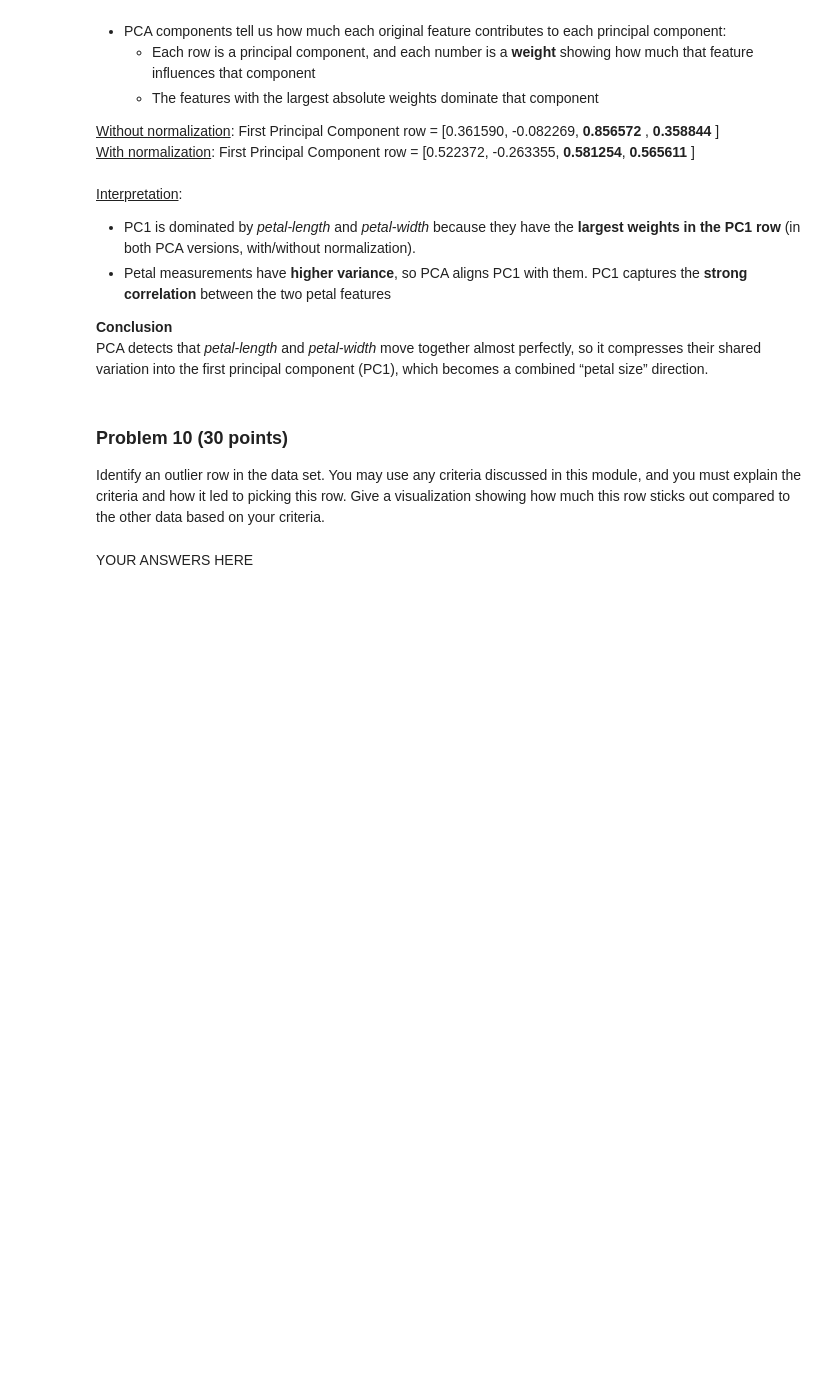
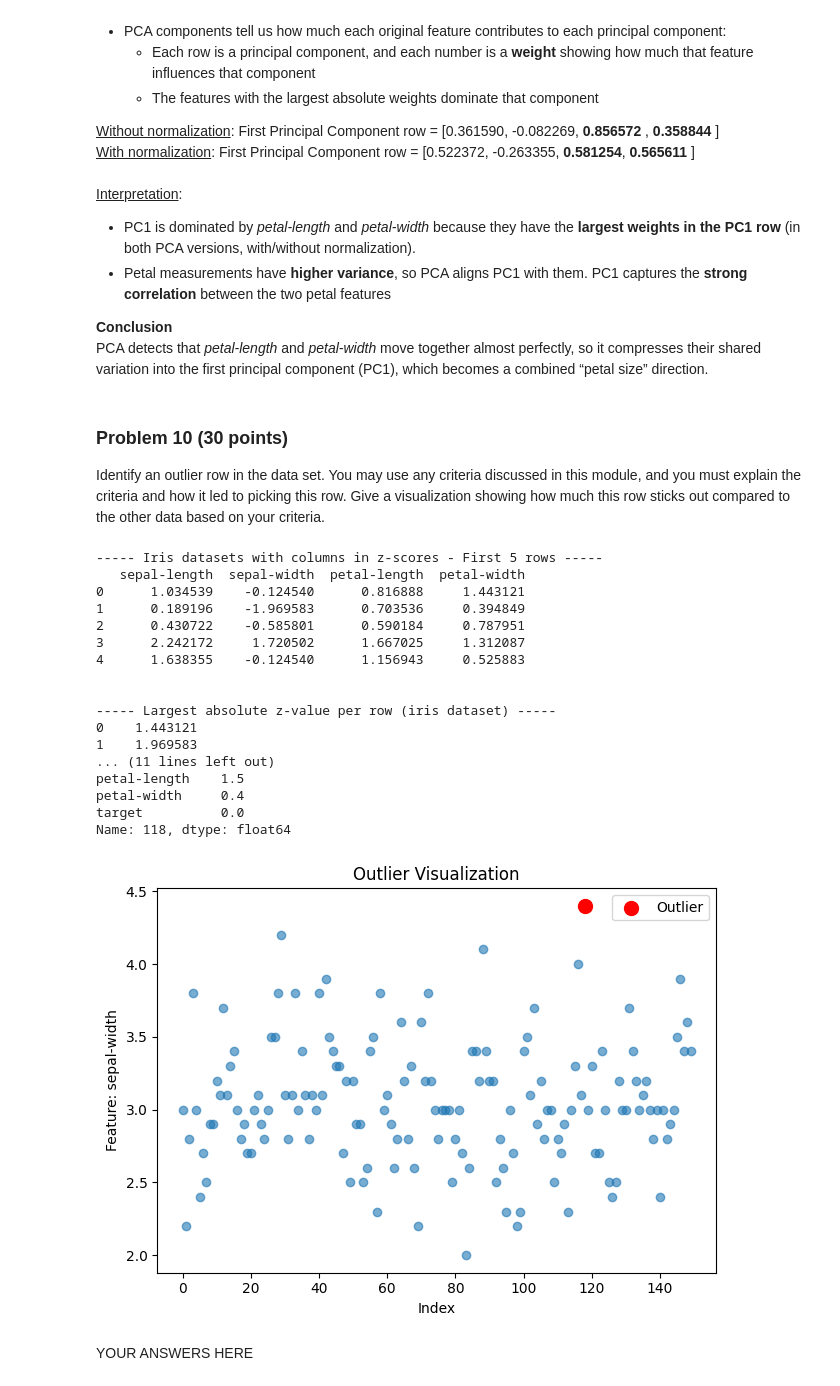
Before and after one commit to jasser-dh/dx601-final-project, a Jupyter notebook: project.ipynb, the cells around one changed output. Cells and saved outputs as stored; diff of their text form; code cells hidden in the pictures; blank space fills up the shorter version.

```diff
--- a/project.ipynb
+++ b/project.ipynb
@@ -806,3 +804,53 @@ Give a visualization showing how much this row sticks out compared to the other
+# %%
+# YOUR CODE HERE
+
+# all the input features in the iris dataset are numeric
+# let's compute their corresponding z-scores
+X = df_iris[['sepal-length','sepal-width','petal-length','petal-width']]
+zscores = (X - X.mean())/X.std()
+print(f"----- Iris datasets with columns in z-scores - First 5 rows ----- \n{zscores.head()}")
+print("\n")
+
+# identify the largest absolute z-value per row
+df_iris_largest_abs_z_score = zscores.abs().max(axis=1)
+print(f"----- Largest absolute z-value per row (iris dataset) ----- \n{df_iris_largest_abs_z_score.head()}")
+print("\n")
+
+# Identify row with the highest score: row that is extremely unusual in a particular dimension
+outlier_index = df_iris_largest_abs_z_score.idxmax()
+outlier_row = df_iris.loc[outlier_index]
+
+print(f"Identified Outlier details: \nindex:{outlier_index} \nrow:\n{outlier_row}")
+
+
+# Visualize: the outlier vs all points (using the sepal-widthvariable)
+plt.figure()
+plt.scatter(df_iris.index, df_iris["sepal-width"], alpha=0.6)
+plt.scatter(outlier_index, df_iris.loc[outlier_index,"sepal-width"], color='red', s=100, label="Outlier")
+plt.xlabel("Index")
+plt.ylabel("Feature: sepal-width")
+plt.title("Outlier Visualization")
+plt.legend()
+plt.tight_layout()
+# %% [output]
+----- Iris datasets with columns in z-scores - First 5 rows -----
+   sepal-length  sepal-width  petal-length  petal-width
+0      1.034539    -0.124540      0.816888     1.443121
+1      0.189196    -1.969583      0.703536     0.394849
+2      0.430722    -0.585801      0.590184     0.787951
+3      2.242172     1.720502      1.667025     1.312087
+4      1.638355    -0.124540      1.156943     0.525883
+
+
+----- Largest absolute z-value per row (iris dataset) -----
+0    1.443121
+1    1.969583
+... (11 lines left out)
+petal-length    1.5
+petal-width     0.4
+target          0.0
+Name: 118, dtype: float64
+[figure, added]
 # %% [markdown]
 YOUR ANSWERS HERE
 # %% [markdown]
```
Also changed, not shown: parts of 2 cells of this notebook.
